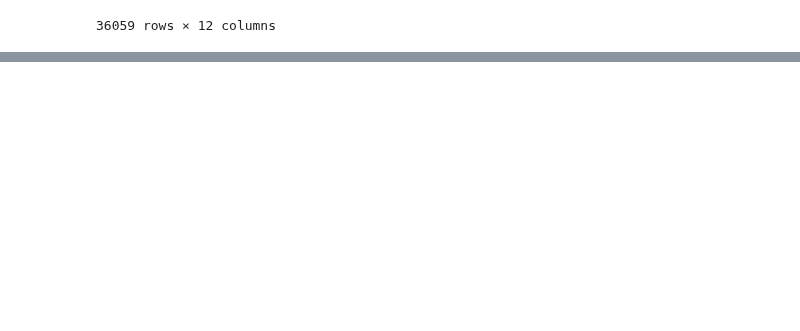
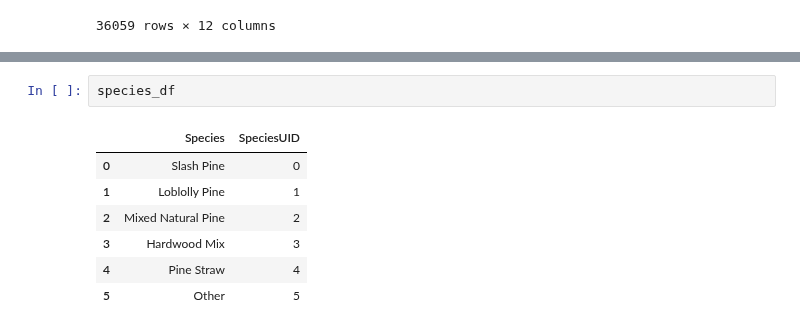
Before and after one commit to BilyBrown/sqlite3-tutorial, a Jupyter notebook: create_war_tables_01.ipynb, the cells around one changed output, grey strips where cells are left out. Drawn from its saved outputs; the diff is of its cells as text; blank space fills up the shorter version.

```diff
--- a/create_war_tables_01.ipynb
+++ b/create_war_tables_01.ipynb
@@ -557,0 +564,10 @@ mill_df
+# %%
+species_df
+# %% [output]
+|  | Species | SpeciesUID |
+| 0 | Slash Pine | 0 |
+| 1 | Loblolly Pine | 1 |
+| 2 | Mixed Natural Pine | 2 |
+| 3 | Hardwood Mix | 3 |
+| 4 | Pine Straw | 4 |
+| 5 | Other | 5 |
```
Also changed, not shown: parts of 6 cells of this notebook.
